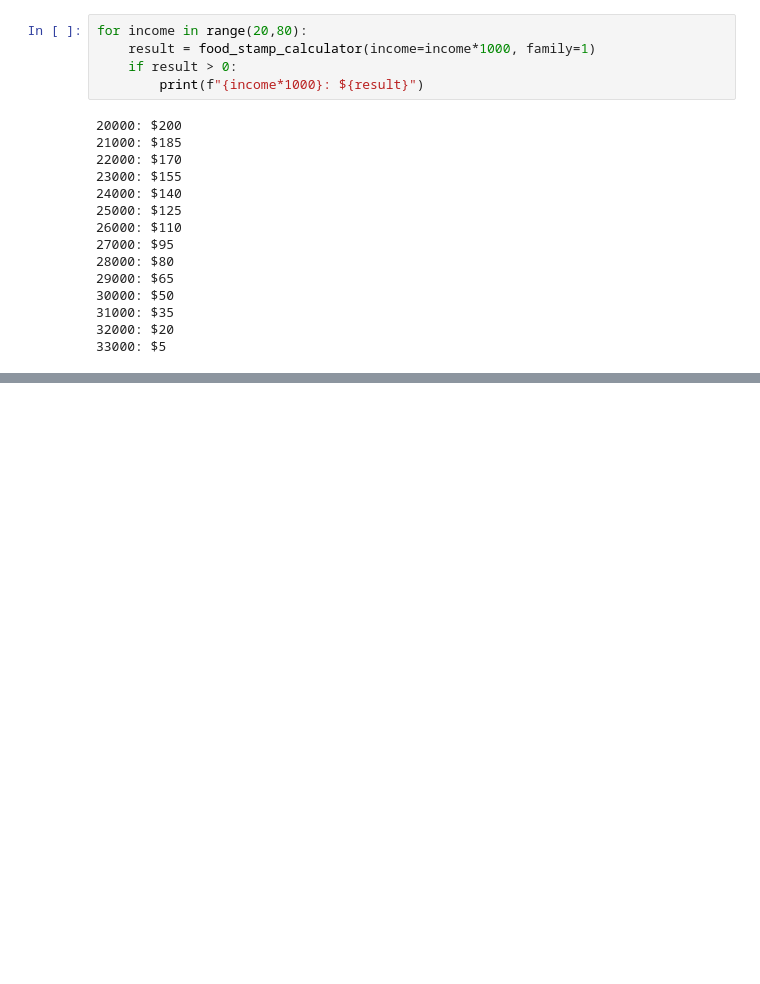
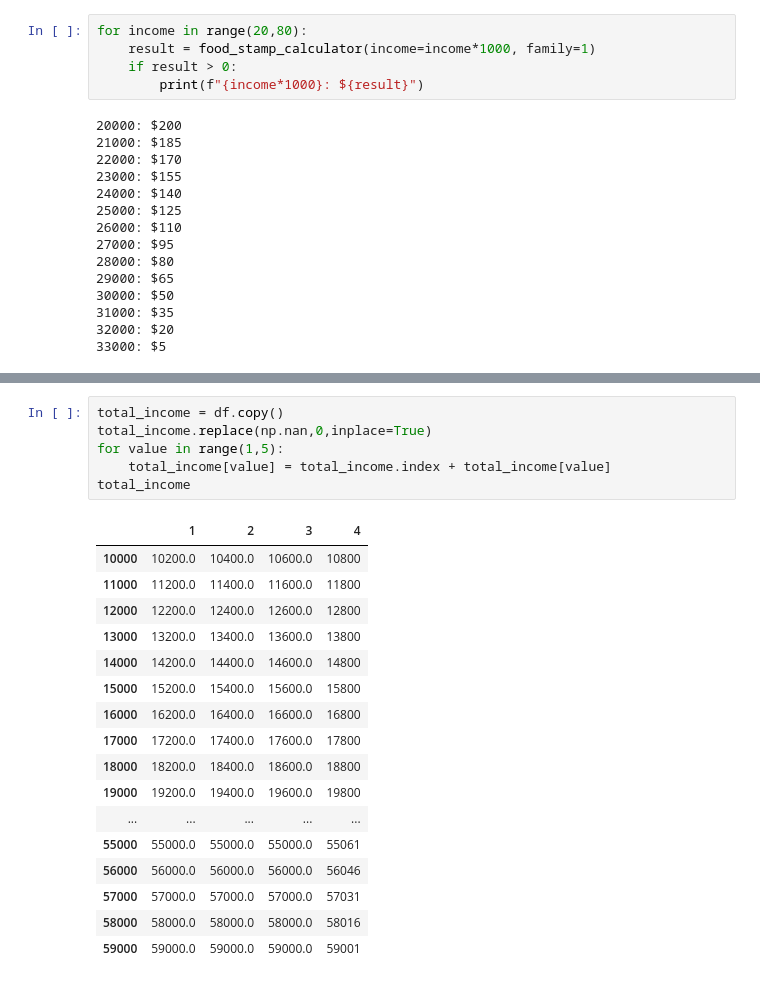
Before and after one commit to matthewstidham/food_stamp, a Jupyter notebook: food stamp policy.ipynb, the cells around one changed output, grey strips where cells are left out. Saved outputs shown, nothing was run; the diff lists cells and outputs as text; blank space fills up the shorter version.

```diff
--- a/food stamp policy.ipynb
+++ b/food stamp policy.ipynb
@@ -69,0 +129,24 @@ for income in range(20,80):
+# %%
+total_income = df.copy()
+total_income.replace(np.nan,0,inplace=True)
+for value in range(1,5):
+    total_income[value] = total_income.index + total_income[value]
+total_income
+# %% [output]
+|  | 1 | 2 | 3 | 4 |
+| 10000 | 10200.0 | 10400.0 | 10600.0 | 10800 |
+| 11000 | 11200.0 | 11400.0 | 11600.0 | 11800 |
+| 12000 | 12200.0 | 12400.0 | 12600.0 | 12800 |
+| 13000 | 13200.0 | 13400.0 | 13600.0 | 13800 |
+| 14000 | 14200.0 | 14400.0 | 14600.0 | 14800 |
+| 15000 | 15200.0 | 15400.0 | 15600.0 | 15800 |
+| 16000 | 16200.0 | 16400.0 | 16600.0 | 16800 |
+| 17000 | 17200.0 | 17400.0 | 17600.0 | 17800 |
+| 18000 | 18200.0 | 18400.0 | 18600.0 | 18800 |
+| 19000 | 19200.0 | 19400.0 | 19600.0 | 19800 |
+| ... | ... | ... | ... | ... |
+| 55000 | 55000.0 | 55000.0 | 55000.0 | 55061 |
+| 56000 | 56000.0 | 56000.0 | 56000.0 | 56046 |
+| 57000 | 57000.0 | 57000.0 | 57000.0 | 57031 |
+| 58000 | 58000.0 | 58000.0 | 58000.0 | 58016 |
+| 59000 | 59000.0 | 59000.0 | 59000.0 | 59001 |
```
Also changed, not shown: parts of 7 cells of this notebook.
